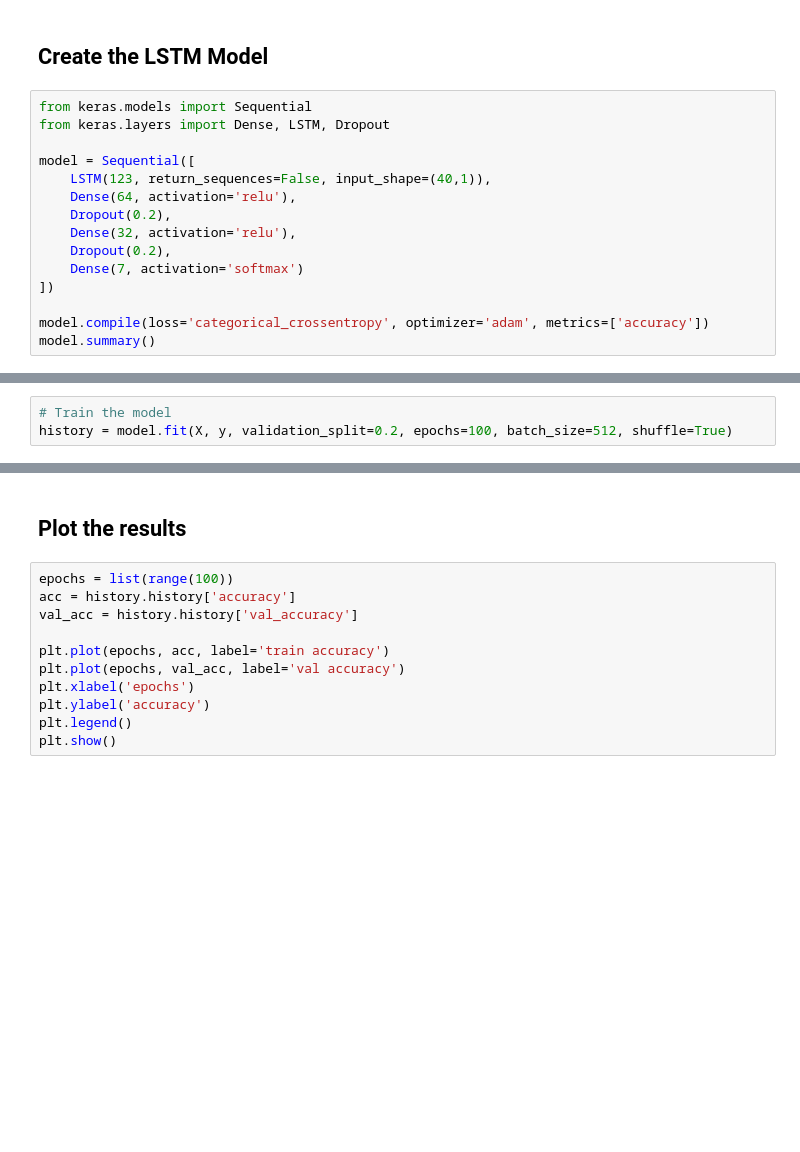
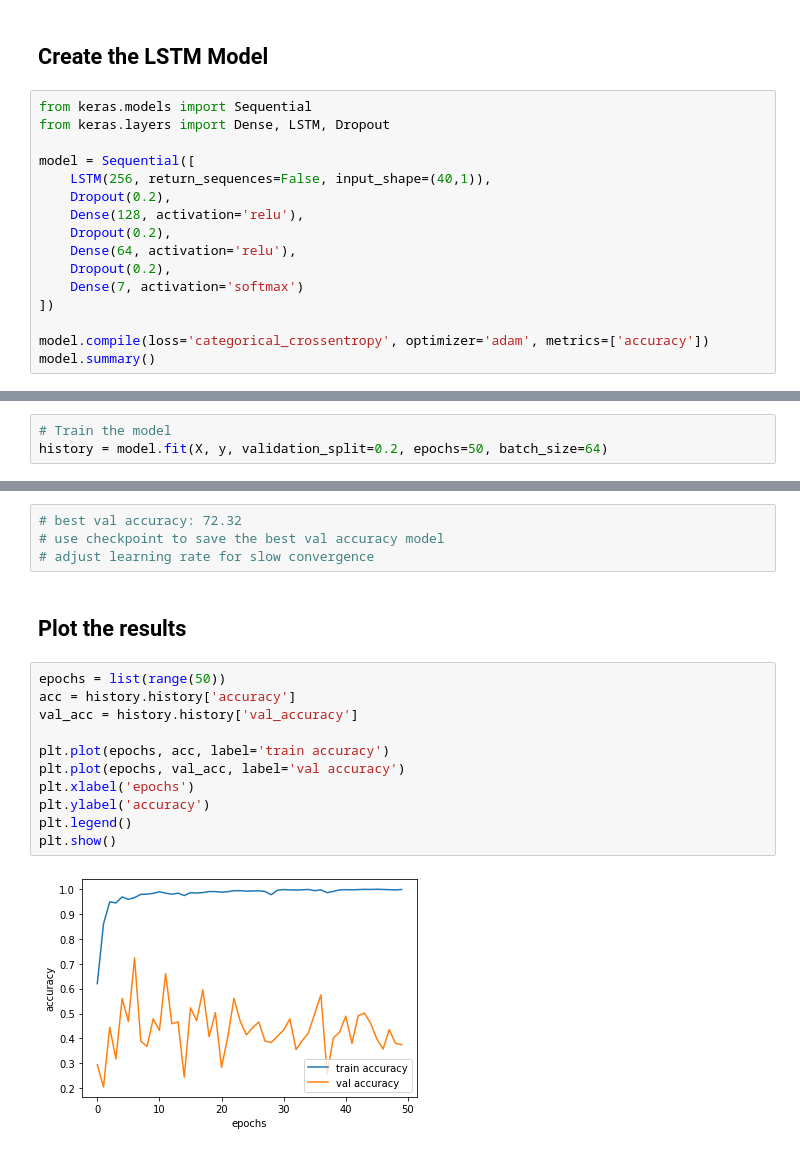
Before and after one commit to aswintechguy/Deep-Learning-Projects, a Jupyter notebook: Speech Emotion Recognition - Sound Classification/Speech Emotion Recognition - Sound Classification.ipynb, the cells around one changed output, grey strips where cells are left out. Saved outputs shown, nothing was run; the diff lists cells and outputs as text; blank space fills up the shorter version.

```diff
--- a/Speech Emotion Recognition - Sound Classification/Speech Emotion Recognition - Sound Classification.ipynb
+++ b/Speech Emotion Recognition - Sound Classification/Speech Emotion Recognition - Sound Classification.ipynb
@@ -156,10 +232,11 @@ from keras.models import Sequential
 from keras.layers import Dense, LSTM, Dropout
 
 model = Sequential([
-    LSTM(123, return_sequences=False, input_shape=(40,1)),
+    LSTM(256, return_sequences=False, input_shape=(40,1)),
+    Dropout(0.2),
+    Dense(128, activation='relu'),
+    Dropout(0.2),
     Dense(64, activation='relu'),
-    Dropout(0.2),
-    Dense(32, activation='relu'),
     Dropout(0.2),
     Dense(7, activation='softmax')
 ])
@@ -169,3 +264,3 @@ model.summary()
 # %%
 # Train the model
-history = model.fit(X, y, validation_split=0.2, epochs=100, batch_size=512, shuffle=True)
+history = model.fit(X, y, validation_split=0.2, epochs=50, batch_size=64)
@@ -172,16 +285,22 @@ history = model.fit(X, y, validation_split=0.2, epochs=100, batch_size=512, shuf
+# %%
+# best val accuracy: 72.32
+# use checkpoint to save the best val accuracy model
+# adjust learning rate for slow convergence
 # %% [markdown]
 ## Plot the results
 # %%
-epochs = list(range(100))
+epochs = list(range(50))
 acc = history.history['accuracy']
 val_acc = history.history['val_accuracy']
 
 plt.plot(epochs, acc, label='train accuracy')
 plt.plot(epochs, val_acc, label='val accuracy')
 plt.xlabel('epochs')
 plt.ylabel('accuracy')
 plt.legend()
 plt.show()
+# %% [output]
+[figure, added]
 # %%
 loss = history.history['loss']
 val_loss = history.history['val_loss']
```
Also changed, not shown: parts of 24 cells of this notebook, 1 other file.
